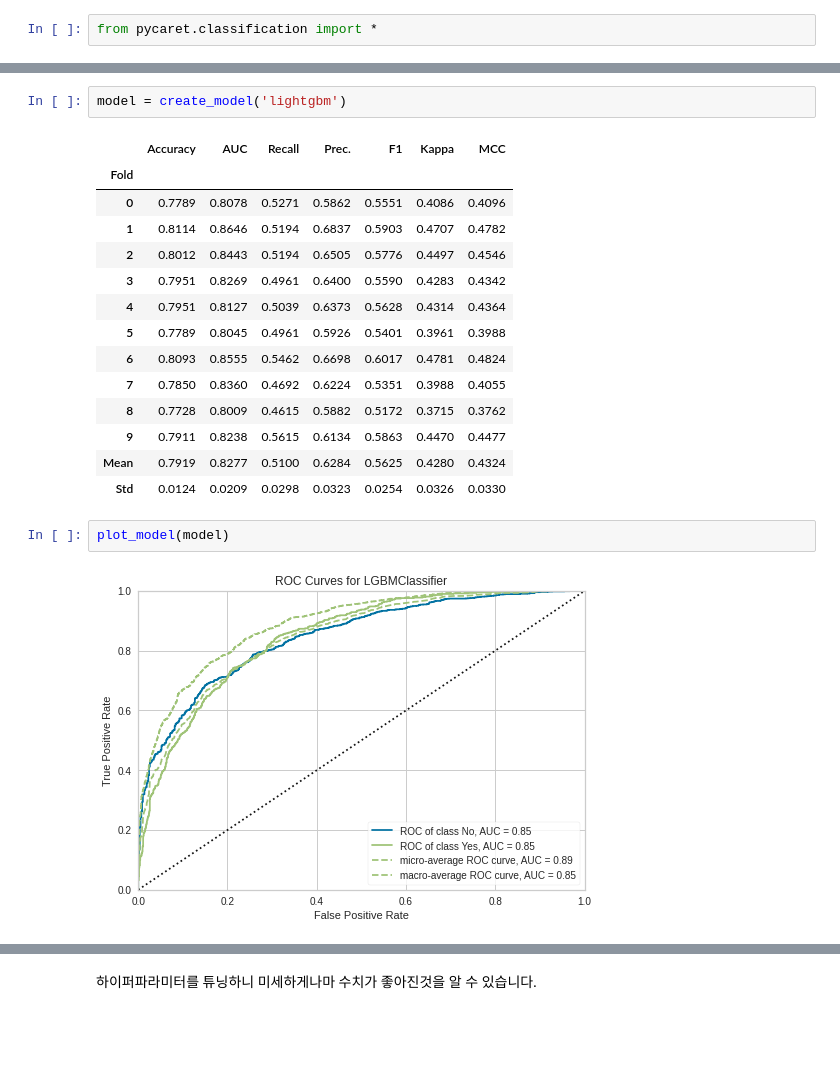
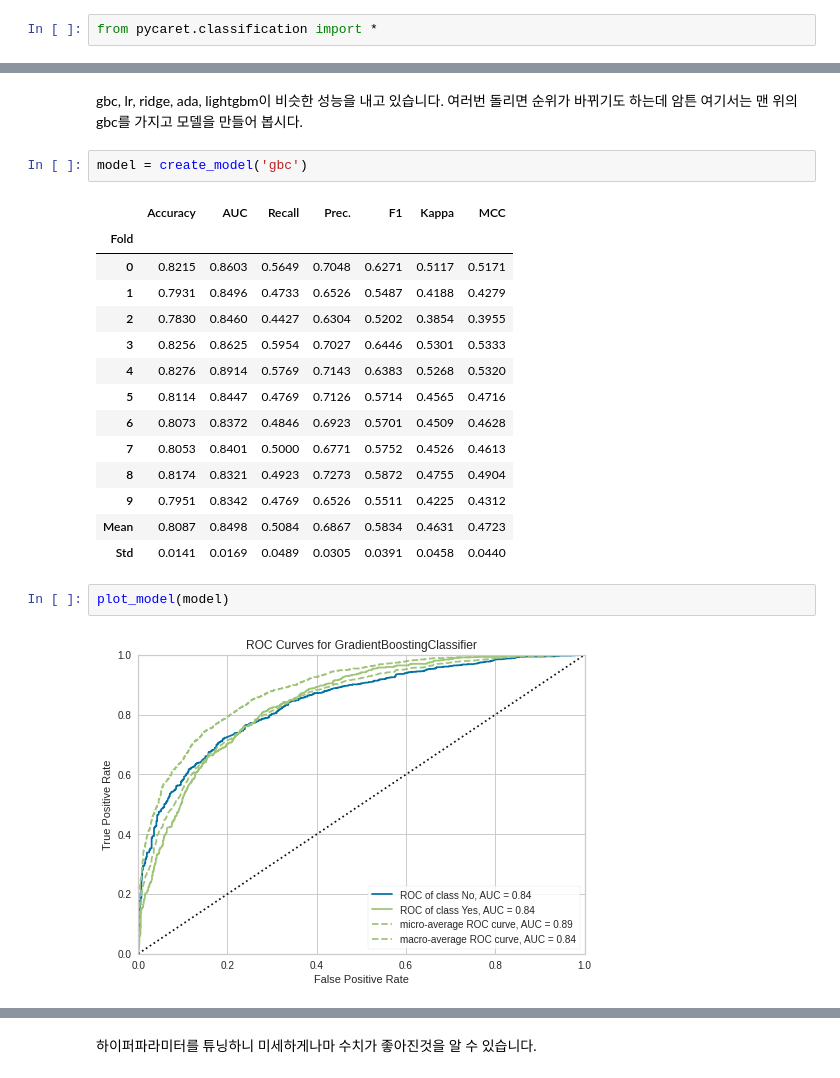
Before and after one commit to serithemage/DataScienctPractice, a Jupyter notebook: 통신사_고객_이탈_예측.ipynb, the cells around one changed output, grey strips where cells are left out. Drawn from its saved outputs; the diff is of its cells as text; blank space fills up the shorter version.

```diff
--- a/통신사_고객_이탈_예측.ipynb
+++ b/통신사_고객_이탈_예측.ipynb
@@ -109,26 +78,28 @@ GradientBoostingClassifier(ccp_alpha=0.0, criterion='friedman_mse', init=None,
                            validation_fraction=0.1, verbose=0,
                            warm_start=False)
+# %% [markdown]
+gbc, lr, ridge, ada, lightgbm이 비슷한 성능을 내고 있습니다. 여러번 돌리면 순위가 바뀌기도 하는데 암튼 여기서는 맨 위의 gbc를 가지고 모델을 만들어 봅시다.
 # %%
-model = create_model('lightgbm')
+model = create_model('gbc')
 # %% [output]
 |  | Accuracy | AUC | Recall | Prec. | F1 | Kappa | MCC |
 | Fold |  |  |  |  |  |  |  |
-| 0 | 0.7789 | 0.8078 | 0.5271 | 0.5862 | 0.5551 | 0.4086 | 0.4096 |
-| 1 | 0.8114 | 0.8646 | 0.5194 | 0.6837 | 0.5903 | 0.4707 | 0.4782 |
-| 2 | 0.8012 | 0.8443 | 0.5194 | 0.6505 | 0.5776 | 0.4497 | 0.4546 |
-| 3 | 0.7951 | 0.8269 | 0.4961 | 0.6400 | 0.5590 | 0.4283 | 0.4342 |
-| 4 | 0.7951 | 0.8127 | 0.5039 | 0.6373 | 0.5628 | 0.4314 | 0.4364 |
-| 5 | 0.7789 | 0.8045 | 0.4961 | 0.5926 | 0.5401 | 0.3961 | 0.3988 |
-| 6 | 0.8093 | 0.8555 | 0.5462 | 0.6698 | 0.6017 | 0.4781 | 0.4824 |
-| 7 | 0.7850 | 0.8360 | 0.4692 | 0.6224 | 0.5351 | 0.3988 | 0.4055 |
-| 8 | 0.7728 | 0.8009 | 0.4615 | 0.5882 | 0.5172 | 0.3715 | 0.3762 |
-| 9 | 0.7911 | 0.8238 | 0.5615 | 0.6134 | 0.5863 | 0.4470 | 0.4477 |
-| Mean | 0.7919 | 0.8277 | 0.5100 | 0.6284 | 0.5625 | 0.4280 | 0.4324 |
-| Std | 0.0124 | 0.0209 | 0.0298 | 0.0323 | 0.0254 | 0.0326 | 0.0330 |
+| 0 | 0.8215 | 0.8603 | 0.5649 | 0.7048 | 0.6271 | 0.5117 | 0.5171 |
+| 1 | 0.7931 | 0.8496 | 0.4733 | 0.6526 | 0.5487 | 0.4188 | 0.4279 |
+| 2 | 0.7830 | 0.8460 | 0.4427 | 0.6304 | 0.5202 | 0.3854 | 0.3955 |
+| 3 | 0.8256 | 0.8625 | 0.5954 | 0.7027 | 0.6446 | 0.5301 | 0.5333 |
+| 4 | 0.8276 | 0.8914 | 0.5769 | 0.7143 | 0.6383 | 0.5268 | 0.5320 |
+| 5 | 0.8114 | 0.8447 | 0.4769 | 0.7126 | 0.5714 | 0.4565 | 0.4716 |
+| 6 | 0.8073 | 0.8372 | 0.4846 | 0.6923 | 0.5701 | 0.4509 | 0.4628 |
+| 7 | 0.8053 | 0.8401 | 0.5000 | 0.6771 | 0.5752 | 0.4526 | 0.4613 |
+| 8 | 0.8174 | 0.8321 | 0.4923 | 0.7273 | 0.5872 | 0.4755 | 0.4904 |
+| 9 | 0.7951 | 0.8342 | 0.4769 | 0.6526 | 0.5511 | 0.4225 | 0.4312 |
+| Mean | 0.8087 | 0.8498 | 0.5084 | 0.6867 | 0.5834 | 0.4631 | 0.4723 |
+| Std | 0.0141 | 0.0169 | 0.0489 | 0.0305 | 0.0391 | 0.0458 | 0.0440 |
 # %%
 plot_model(model)
 # %% [output]
-[figure, old version]
+[figure, new version]
 # %%
 tuned_model = tune_model(model)
 # %% [output]
```
Also changed, not shown: parts of 12 cells of this notebook.
